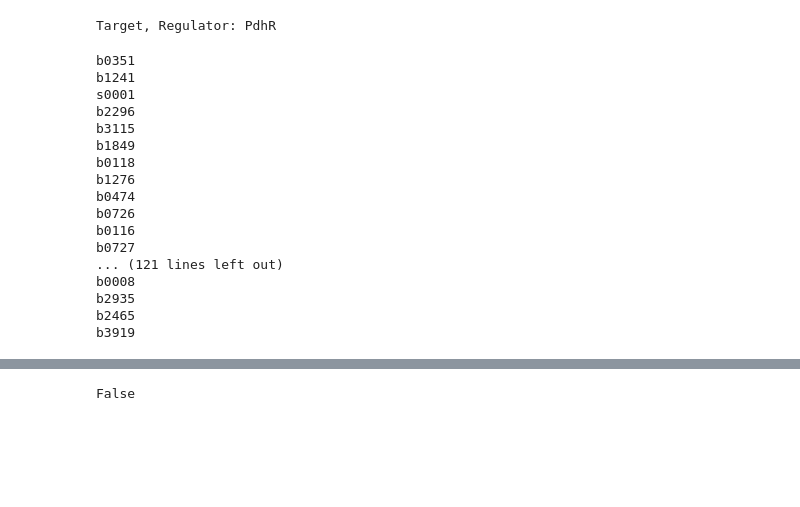
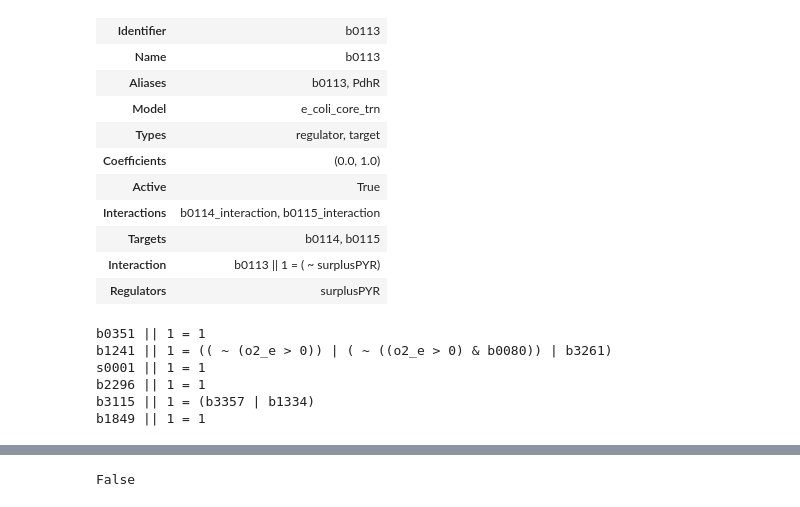
Before and after one commit to BioSystemsUM/MEWpy, a Jupyter notebook: examples/mew_models.ipynb, the cells around one changed output, grey strips where cells are left out. Saved outputs shown, nothing was run; the diff lists cells and outputs as text; code cells hidden in the pictures; blank space fills up the shorter version.

```diff
--- a/examples/mew_models.ipynb
+++ b/examples/mew_models.ipynb
@@ -34,12 +45,12 @@ gem_reader = Reader(Engines.MetabolicSBML, gem_model)
 # a reader for the E. coli core TRN model
 # (it accepts specific parameters for reading the TRN CSV file)
 trn_model = reg_path.joinpath('e_coli_core_trn.csv')
-trn_reader = Reader(Engines.RegulatoryCSV,
+trn_reader = Reader(Engines.BooleanRegulatoryCSV,
                     trn_model,
                     sep=',',
-                    id_col=1,
+                    id_col=0,
                     rule_col=2,
-                    aliases_cols=[0],
+                    aliases_cols=[1],
                     header=0)
 
 # reading the integrated metabolic-regulatory model
@@ -214,29 +178,30 @@ Reaction: PDH
 # %%
 # get the PdhR regulator
-pdh_r = model.regulators.get('PdhR')
+pdh_r = model.regulators.get('b0113')
 pdh_r
 # %% [output]
-Target, Regulator: PdhR
+| Identifier | b0113 |
+| Name | b0113 |
+| Aliases | b0113, PdhR |
+| Model | e_coli_core_trn |
+| Types | regulator, target |
+| Coefficients | (0.0, 1.0) |
+| Active | True |
+| Interactions | b0114_interaction, b0115_interaction |
+| Targets | b0114, b0115 |
+| Interaction | b0113 || 1 = ( ~ surplusPYR) |
+| Regulators | surplusPYR |
 # %%
 # iterate over genes
-for gene in model.yield_genes():
-    print(gene.id)
+for i, gene in enumerate(model.yield_genes()):
+    print(gene)
+    if i == 5:
+        break
 # %% [output]
-b0351
-b1241
-s0001
-b2296
-b3115
-b1849
-b0118
-b1276
-b0474
-b0726
-b0116
-b0727
-... (121 lines left out)
-b0008
-b2935
-b2465
-b3919
+b0351 || 1 = 1
+b1241 || 1 = (( ~ (o2_e > 0)) | ( ~ ((o2_e > 0) & b0080)) | b3261)
+s0001 || 1 = 1
+b2296 || 1 = 1
+b3115 || 1 = (b3357 | b1334)
+b1849 || 1 = 1
 # %% [markdown]
```
Also changed, not shown: parts of 95 cells of this notebook.
